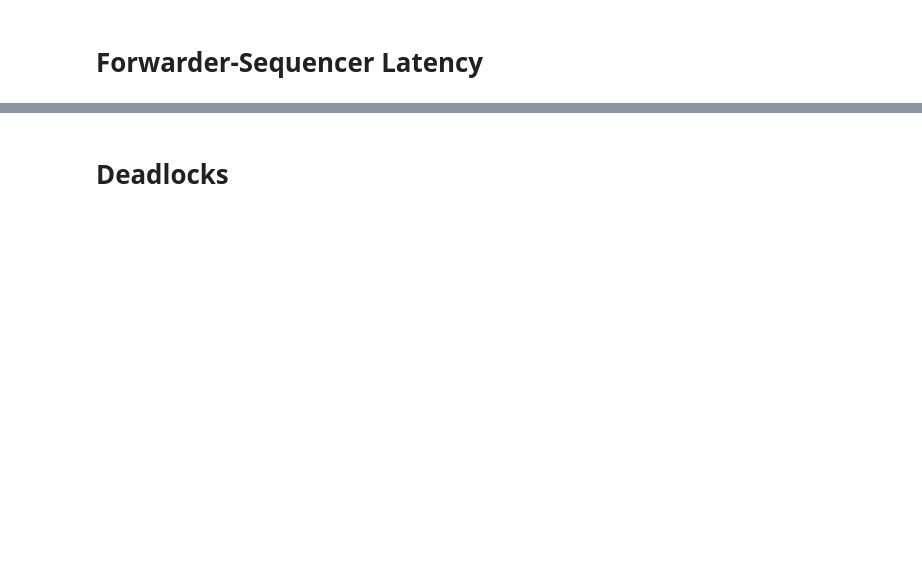
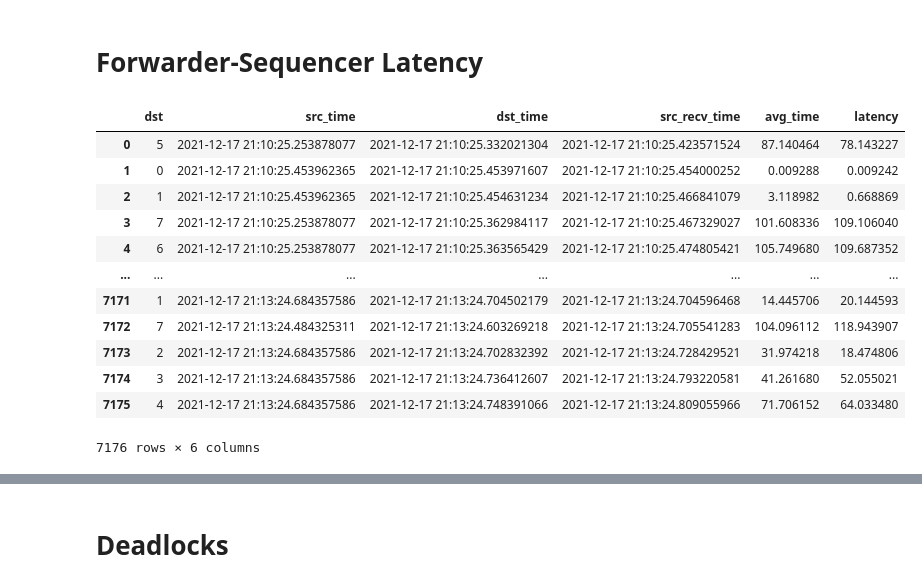
Before and after one commit to umd-dslam/DetockAnalysis, a Jupyter notebook: Other.ipynb, the cells around one changed output, grey strips where cells are left out. Cells and saved outputs as stored; diff of their text form; code cells hidden in the pictures; blank space fills up the shorter version.

```diff
--- a/Other.ipynb
+++ b/Other.ipynb
@@ -30,25 +27,44 @@ The autoreload extension is already loaded. To reload it, use:
 # %% [markdown]
 # Forwarder-Sequencer Latency
 # %%
-PREFIX = 'main/ycsb-asymmetry/ddr_ts-clients3000-80'
+PREFIX = 'main/ycsb-jitter/ddr_ts-clients3000-20'
 SERVER = '0-0'
 
 forw_sequ_latency_schema = StructType([
     StructField("dst", T.IntegerType(), False),
     StructField("src_time", T.LongType(), False),
     StructField("dst_time", T.LongType(), False),
     StructField("src_recv_time", T.LongType(), False),
     StructField("avg_time", T.LongType(), False)
 ])
 
 fs_latency_df = spark.read.csv(
     f"{PREFIX}/server/{SERVER}/forw_sequ_latency.csv",
     header=True,
     schema=forw_sequ_latency_schema
-).toPandas()
-fs_latency_df.index = normalize2(fs_latency_df["src_time"])
-fs_latency_df["latency"] = (fs_latency_df["dst_time"] - fs_latency_df["src_time"]) / 1000000
-fs_latency_df["avg_time"] /= 1000000
+)\
+    .withColumn("avg_time", col("avg_time") / 1000000)\
+    .toPandas()
+
+fs_latency_df["src_time"] = pd.to_datetime(fs_latency_df["src_time"], unit="ns")
+fs_latency_df["dst_time"] = pd.to_datetime(fs_latency_df["dst_time"], unit="ns")
+fs_latency_df["src_recv_time"] = pd.to_datetime(fs_latency_df["src_recv_time"], unit="ns")
+fs_latency_df["latency"] = (fs_latency_df["dst_time"] - fs_latency_df["src_time"]) / np.timedelta64(1, 'ms')
+fs_latency_df
+# %% [output]
+|  | dst | src_time | dst_time | src_recv_time | avg_time | latency |
+| 0 | 5 | 2021-12-17 21:10:25.253878077 | 2021-12-17 21:10:25.332021304 | 2021-12-17 21:10:25.423571524 | 87.140464 | 78.143227 |
+| 1 | 0 | 2021-12-17 21:10:25.453962365 | 2021-12-17 21:10:25.453971607 | 2021-12-17 21:10:25.454000252 | 0.009288 | 0.009242 |
+| 2 | 1 | 2021-12-17 21:10:25.453962365 | 2021-12-17 21:10:25.454631234 | 2021-12-17 21:10:25.466841079 | 3.118982 | 0.668869 |
+| 3 | 7 | 2021-12-17 21:10:25.253878077 | 2021-12-17 21:10:25.362984117 | 2021-12-17 21:10:25.467329027 | 101.608336 | 109.106040 |
+| 4 | 6 | 2021-12-17 21:10:25.253878077 | 2021-12-17 21:10:25.363565429 | 2021-12-17 21:10:25.474805421 | 105.749680 | 109.687352 |
+| ... | ... | ... | ... | ... | ... | ... |
+| 7171 | 1 | 2021-12-17 21:13:24.684357586 | 2021-12-17 21:13:24.704502179 | 2021-12-17 21:13:24.704596468 | 14.445706 | 20.144593 |
+| 7172 | 7 | 2021-12-17 21:13:24.484325311 | 2021-12-17 21:13:24.603269218 | 2021-12-17 21:13:24.705541283 | 104.096112 | 118.943907 |
+| 7173 | 2 | 2021-12-17 21:13:24.684357586 | 2021-12-17 21:13:24.702832392 | 2021-12-17 21:13:24.728429521 | 31.974218 | 18.474806 |
+| 7174 | 3 | 2021-12-17 21:13:24.684357586 | 2021-12-17 21:13:24.736412607 | 2021-12-17 21:13:24.793220581 | 41.261680 | 52.055021 |
+| 7175 | 4 | 2021-12-17 21:13:24.684357586 | 2021-12-17 21:13:24.748391066 | 2021-12-17 21:13:24.809055966 | 71.706152 | 64.033480 |
+7176 rows × 6 columns
 # %%
 dst = sorted(fs_latency_df["dst"].unique())
 _, axes = plt.subplots(len(dst), 1, figsize=(15, 17), sharex=True)
```
Also changed, not shown: parts of 6 cells of this notebook, 6 other files.
